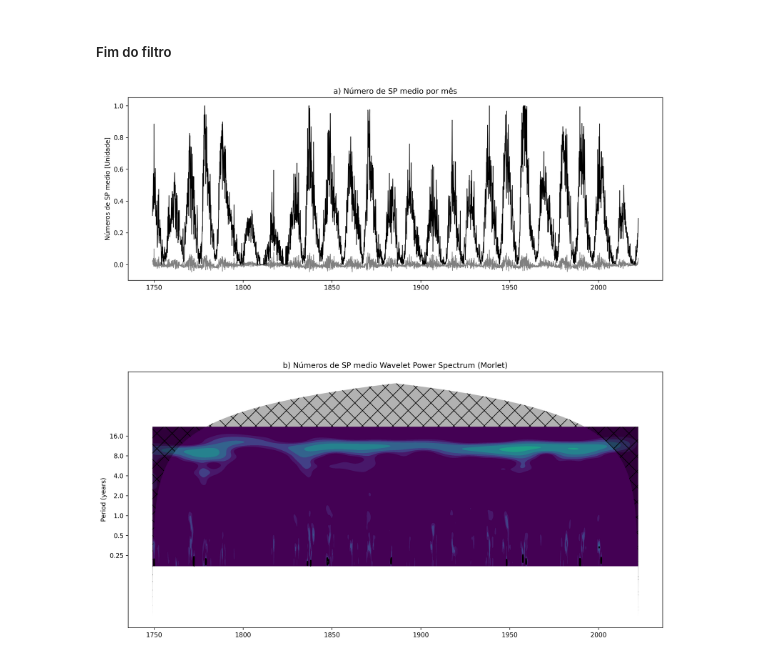
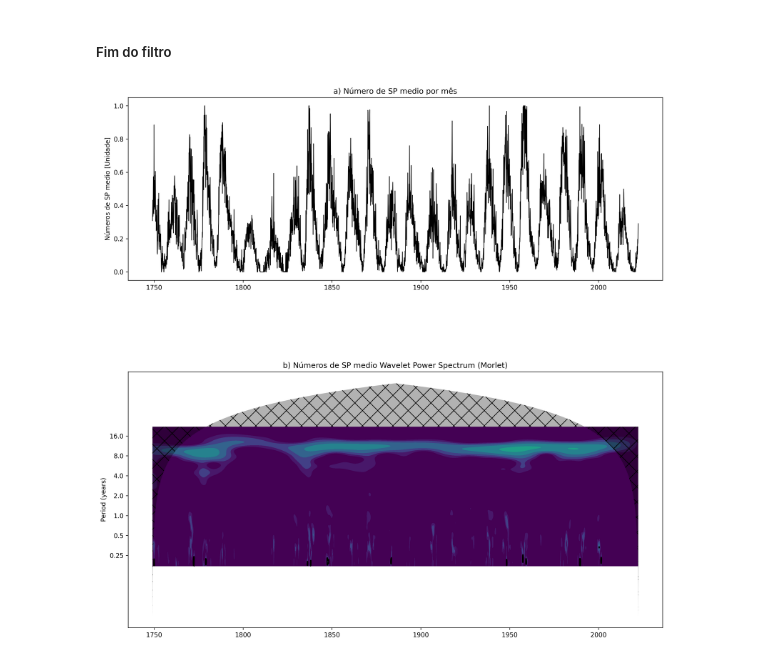
Before and after one commit to morganzera/TGF, a Jupyter notebook: Pibic_pt2/Contagem_Sunspot.ipynb, the cells around one changed output. Drawn from its saved outputs; the diff is of its cells as text; code cells hidden in the pictures.

```diff
--- a/Pibic_pt2/Contagem_Sunspot.ipynb
+++ b/Pibic_pt2/Contagem_Sunspot.ipynb
@@ -359,32 +355,32 @@ figprops = dict(figsize=(18, 20), dpi=300)
 fig = pyplot.figure(**figprops)
 
 #original timeseries
 ax = pyplot.axes([0.1, 0.75, 0.65, 0.2])
-ax.plot(t, iwave, '-', linewidth=1, color=[0.5, 0.5, 0.5])
+# ax.plot(t, iwave, '-', linewidth=1, color=[0.5, 0.5, 0.5])
 ax.plot(t, dat, 'k', linewidth=1.)
 ax.set_title('a) {}'.format(title))
 ax.set_ylabel(r'{} [{}]'.format(label, units))
 
 #normalized wavelet power spectrum
 bx = pyplot.axes([0.1, 0.37, 0.65, 0.28], sharex=ax)
 levels = [0.0625, 0.125, 0.25, 0.5, 1, 2, 4, 8, 16]
 bx.contourf(t, np.log2(period), np.log2(power), np.log2(levels),
             extend='both', cmap=pyplot.cm.viridis)
 extent = [t.min(), t.max(), 0, max(period)]
 bx.contour(t, np.log2(period), sig95, [-99, 1], colors='k', linewidths=2,
            extent=extent)
 bx.fill(np.concatenate([t, t[-1:] + dt, t[-1:] + dt,
                            t[:1] - dt, t[:1] - dt]),
         np.concatenate([np.log2(coi), [1e-9], np.log2(period[-1:]),
                            np.log2(period[-1:]), [1e-9]]),
         'k', alpha=0.3, hatch='x')
 bx.set_title('b) {} Wavelet Power Spectrum ({})'.format(label, mother.name))
 bx.set_ylabel('Period (years)')
 Yticks = 2 ** np.arange(np.ceil(np.log2(period.min())),
                            np.ceil(np.log2(period.max())))
 bx.set_yticks(np.log2(Yticks))
 bx.set_yticklabels(Yticks)
 
 pyplot.show()
 # %% [output]
-[figure, old version]
+[figure, new version]
```
Also changed, not shown: parts of 2 cells of this notebook, 2 other files.
